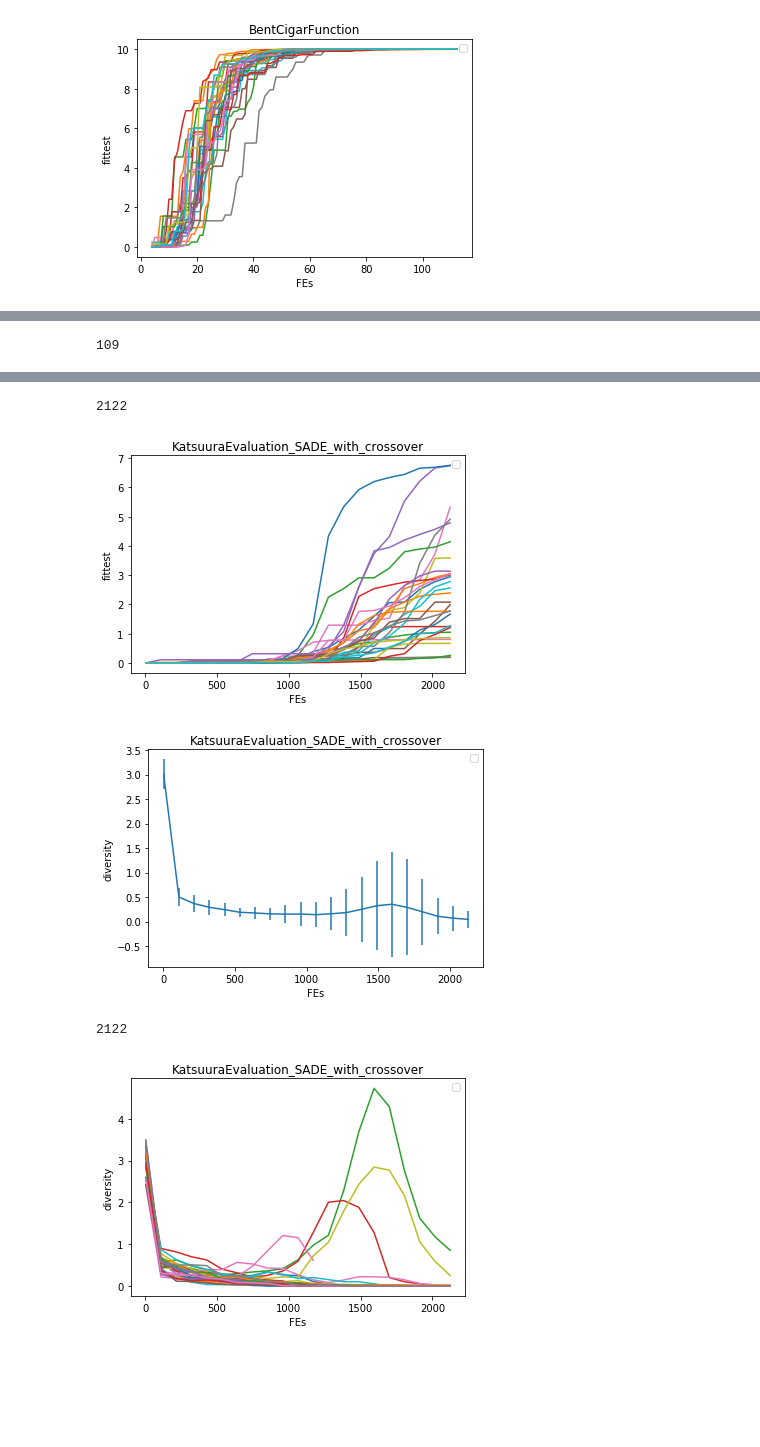
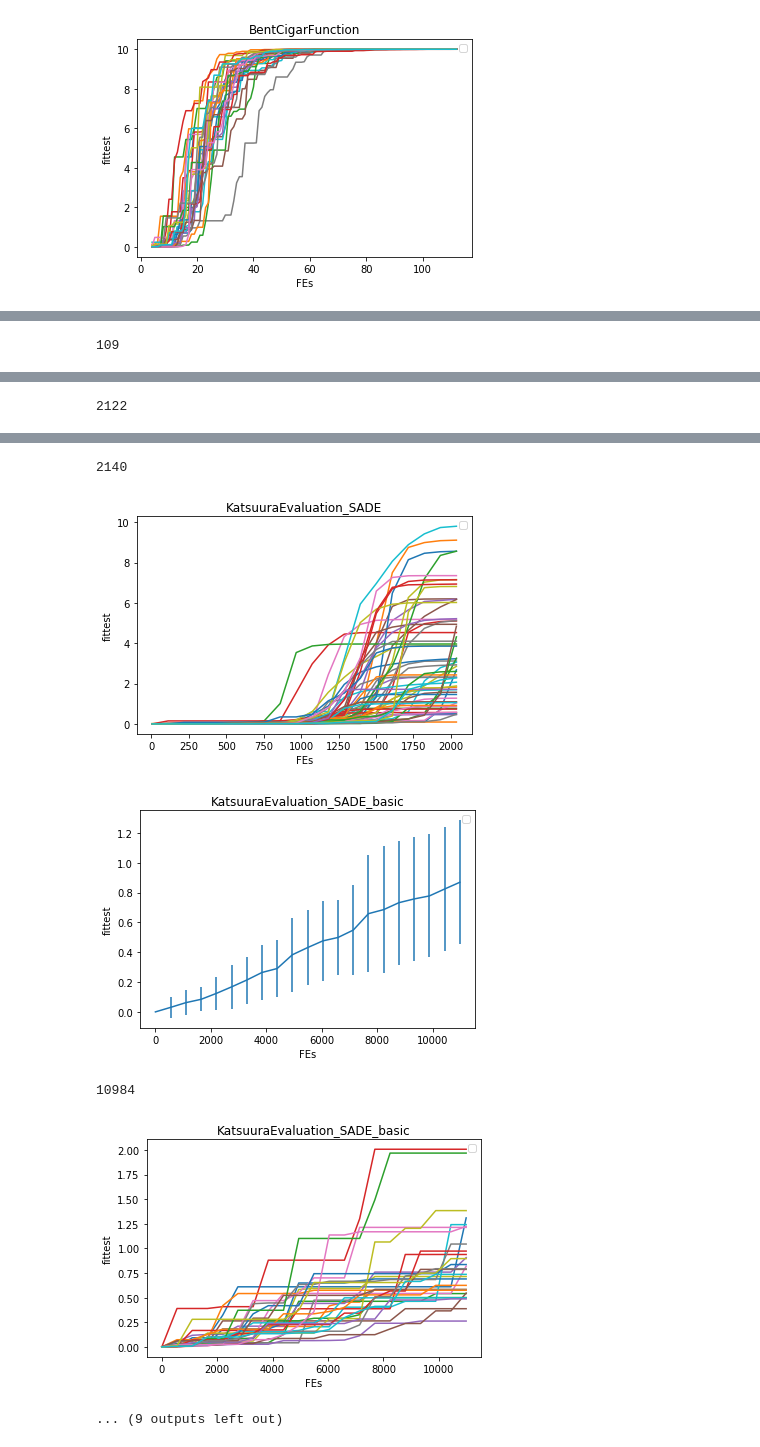
Before and after one commit to mrvoh/EvolutionaryComputing, a Jupyter notebook: assignmentfiles_2017/Gather Metrics.ipynb, the cells around one changed output, grey strips where cells are left out. Saved outputs shown, nothing was run; the diff lists cells and outputs as text; code cells hidden in the pictures; blank space fills up the shorter version.

Commit message:
pushed new results to gather metrics added SADE without crossover

```diff
--- a/assignmentfiles_2017/Gather Metrics.ipynb
+++ b/assignmentfiles_2017/Gather Metrics.ipynb
@@ -200,29 +203,18 @@ def plt_all(allFiles, evaluation,submission, metric):
     plt.legend("")
     plt.show()
 # %%
+# bent cigar
 
 metric = "diversity"
 evaluation  = "BentCigarFunction"
-
-allFiles = glob.glob("metrics/SADE_" + evaluation + "*" + metric + "*.txt" )
-
-frame = gather_metrics(allFiles)
-frame.plot()
-plt.title("BentCigarFunction")
-plt.xlabel('FEs')
-plt.ylabel('Diversity')
-plt.legend("")
-plt.show()
-
-plt_error_bars(allFiles, evaluation,submission, metric)
-
+submission = "SADE"
 
 metric = "fittest"
-evaluation  = "BentCigarFunction"
-submission = "SADE"
 allFiles = glob.glob("metrics/" + submission  + "_" + evaluation + "*" + metric + "*.txt" )
 plt_error_bars(allFiles, evaluation,submission, metric)
 plt_all(allFiles, evaluation, submission, metric)
+
+
 
 evaluation  = "KatsuuraEvaluation"
 submission = "SADE_with_crossover"
@@ -230,9 +222,32 @@ allFiles = glob.glob("metrics/" + submission  + "_" + evaluation + "*" + metric
 plt_error_bars(allFiles, evaluation,submission, metric)
 plt_all(allFiles, evaluation, submission, metric)
 
-#plt_all(allFiles, evaluation, metric)
-metric = "diversity"
+submission = "SADE"
 allFiles = glob.glob("metrics/" + submission  + "_" + evaluation + "*" + metric + "*.txt" )
 plt_error_bars(allFiles, evaluation,submission, metric)
 plt_all(allFiles, evaluation, submission, metric)
+
+
+submission = "SADE_basic"
+metric = "fittest"
+allFiles = glob.glob("metrics/" + submission  + "_" + evaluation + "*" + metric + "*.txt" )
+plt_error_bars(allFiles, evaluation,submission, metric)
+plt_all(allFiles, evaluation, submission, metric)
+
+metric = "diversity"
+submission = "SADE_with_crossover"
+allFiles = glob.glob("metrics/" + submission  + "_" + evaluation + "*" + metric + "*.txt" )
+plt_error_bars(allFiles, evaluation,submission, metric)
+plt_all(allFiles, evaluation, submission, metric)
+
+
+submission = "SADE"
+allFiles = glob.glob("metrics/" + submission  + "_" + evaluation + "*" + metric + "*.txt" )
+plt_error_bars(allFiles, evaluation,submission, metric)
+plt_all(allFiles, evaluation, submission, metric)
+
+submission = "SADE_basic"
+allFiles = glob.glob("metrics/" + submission  + "_" + evaluation + "*" + metric + "*.txt" )
+plt_error_bars(allFiles, evaluation,submission, metric)
+plt_all(allFiles, evaluation, submission, metric)
 # %% [output]
@@ -239,0 +255 @@ plt_all(allFiles, evaluation, submission, metric)
+109
@@ -242 +258 @@ plt_all(allFiles, evaluation, submission, metric)
-109
+2122
@@ -245,8 +261,9 @@ plt_all(allFiles, evaluation, submission, metric)
-2122
+2140
-[figure, old version]
+[figure, new version]
-[figure, old version]
+[figure, new version]
-2122
+10984
-[figure, old version]
+[figure, new version]
+... (9 outputs left out)
 # %%
 frame = gather_metrics(allFiles)
 subsample = int(len(frame)/20)
```
Also changed, not shown: parts of 5 cells of this notebook, 2 other files.
